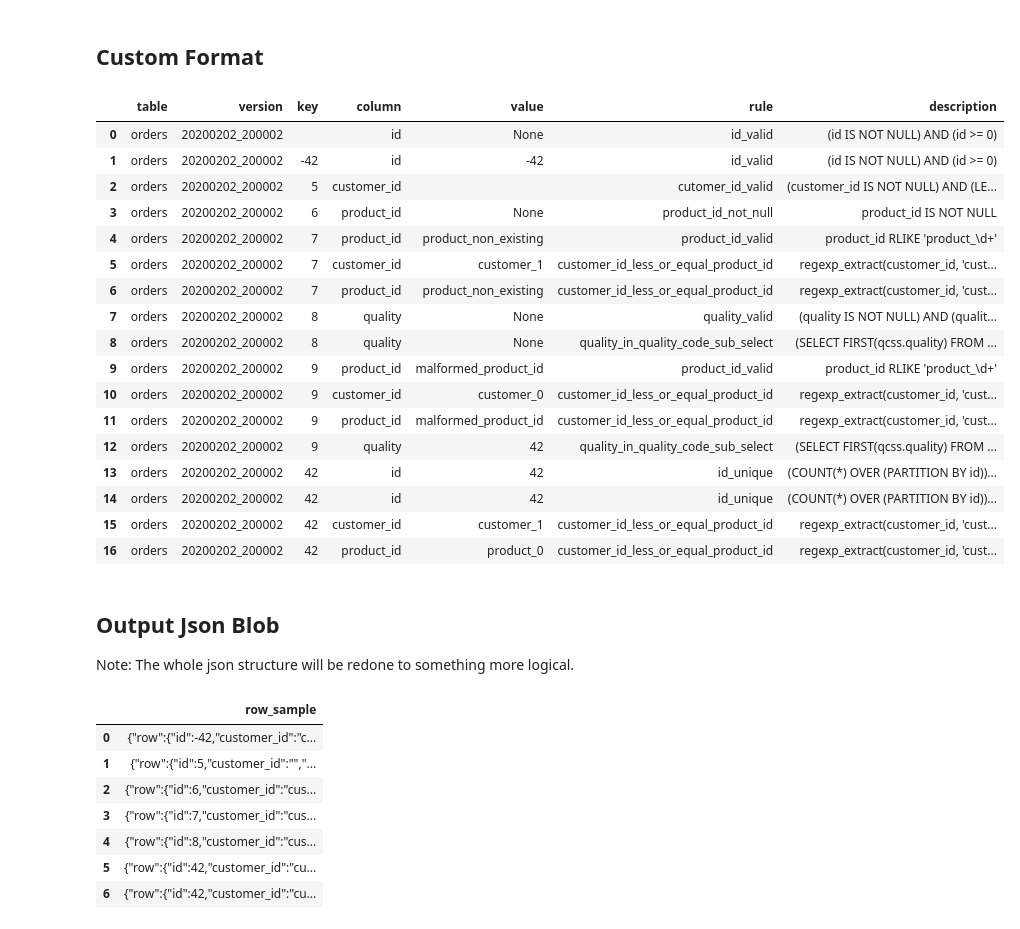
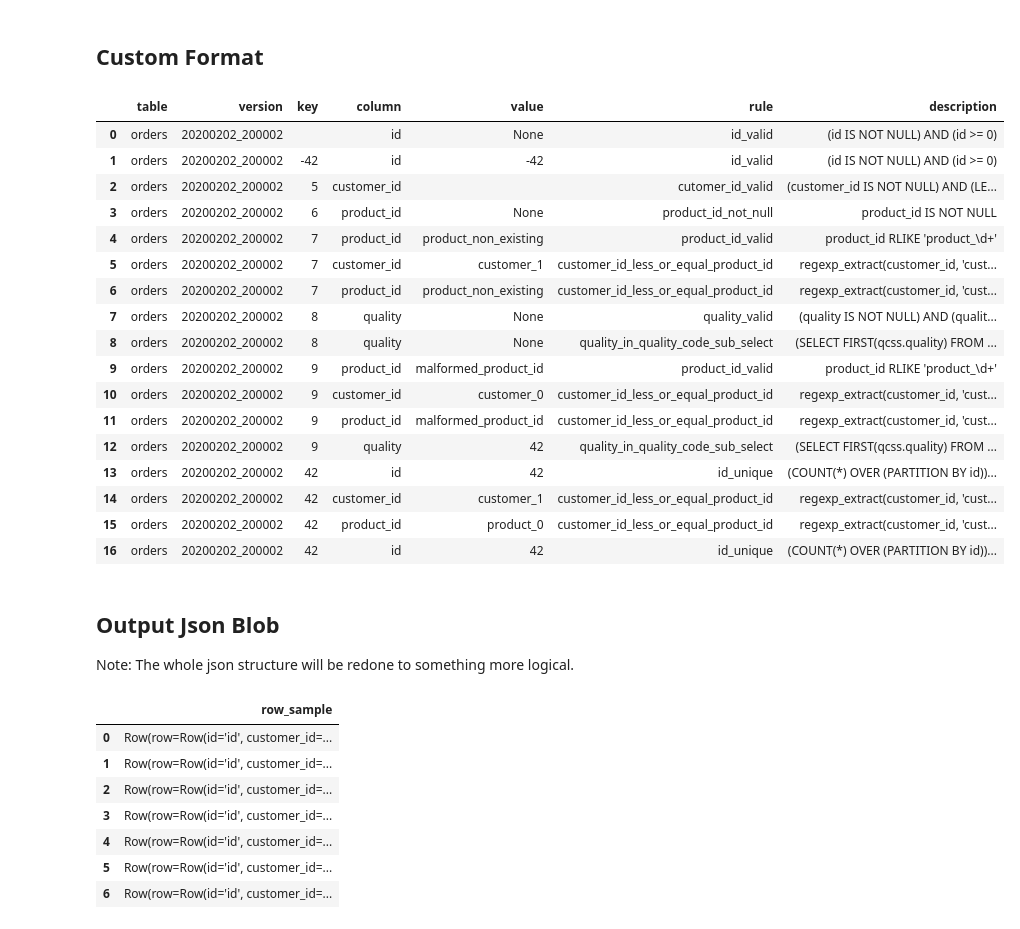
Before and after one commit to jendap/notebooks, a Jupyter notebook: du__dq_rules_as_sql.ipynb, the cells around one changed output. Saved outputs shown, nothing was run; the diff lists cells and outputs as text; code cells hidden in the pictures.

```diff
--- a/du__dq_rules_as_sql.ipynb
+++ b/du__dq_rules_as_sql.ipynb
@@ -251,18 +304,19 @@ sampled_dfs.toPandas()
 # %% [markdown]
 ## Rendering
 # %%
-rules_by_column = defaultdict(list)
-for rule in dq_rules:
-    for column in rule['referenced_columns']:
-        rules_by_column[column].append(rule['name'])
+def get_row_sample_styler(df):
+    violations_df = pd.DataFrame({cn: df[rns].all(axis=1) for cn, rns in rule_names_by_column_name.items()})
+    violations_style_df = violations_df.replace({True: None, False: 'background-color: #ffa39e'})
+    styler = df[column_names].style
+#     styler.set_properties(subset=key_column_names, **{'background-color': '#fffb8f'})
+    styler.apply(lambda data: violations_style_df, axis=None)
+#     styler.set_precision(0)
+#     styler.format({'id': '{:.0f}', 'quality': '{:.0f}'})
+#     styler.hide_index()
+    styler.set_na_rep('NULL')
+    return styler
 
-def pretty_print_dq_sample(dfs):
-    df = dfs.toPandas()
-    violations_df = pd.DataFrame({column: df[rules].all(axis=1) for column, rules in rules_by_column.items()})
-    style_df = violations_df.replace({True: '', False: 'background-color: #d65f5f'})
-    return df[data_column_names].style.apply(lambda data: style_df, axis=None, subset=data_column_names)#.format({'id': '{:.0f}', 'quality': '{:.0f}'}).hide_index()
-
-pretty_print_dq_sample(dfs)
-# pretty_print_dq_sample(sampled_dfs)
+get_row_sample_styler(dfs.toPandas())
+# get_row_sample_styler(sampled_dfs.toPandas())
 # %% [output]
 |  | id | customer_id | product_id | quality |
@@ -489,52 +590,57 @@ schema_check_dfs.toPandas()
 # %%
 (table_name, timestamp) = re.search('(?P<table_name>.*)_(?P<timestamp>\d+_\d+).csv', metadata['filename']).groups()
 
 def _escape_quotes(s):
-    return s.replace('\'', '\\\'')
+    return s.replace('\'', '\\\'').replace('"', '\\"')
 
-stack_expressions = [f"{rule['name']}, '{column}', CAST({column} AS STRING), '{rule['name']}', '{_escape_quotes(rule['expression'])}'" for rule in dq_rules for column in rule['referenced_columns']]
+stack_exprs = [
+    f'{rule.name}, "{rc}", CAST({rc} AS STRING), "{rule.name}", "{_escape_quotes(rule.expression)}"'
+    for rule in dq_rules for rc in rule.referenced_columns]
 stacked_dfs = dfs.selectExpr(
-    f"ARRAY({','.join(key_column_names)}) AS key", f"STACK({len(stack_expressions)}, {', '.join(stack_expressions)}) AS (passed, column, value, rule_name, expression)")
-stacked_dfs = stacked_dfs.filter("passed != 'True'")
+    f'ARRAY({", ".join(key_column_names)}) AS key',
+    f'STACK({len(stack_exprs)}, {", ".join(stack_exprs)}) AS (passed, column, value, rule_name, expression)')
+stacked_dfs = stacked_dfs.where('NOT passed')
 custom_dfs = stacked_dfs.selectExpr(
-    f"'{table_name}' AS table", f"'{timestamp}' AS version", "ARRAY_JOIN(key, ':') AS key", "column", "value", "rule_name AS rule", "expression AS description")
+    f'"{table_name}" AS table', f'"{timestamp}" AS version', 'ARRAY_JOIN(key, ":") AS key',
+    'column', 'value', 'rule_name AS rule', 'expression AS description')
 custom_dfs.toPandas()
 # %% [output]
 |  | table | version | key | column | value | rule | description |
 | 0 | orders | 20200202_200002 |  | id | None | id_valid | (id IS NOT NULL) AND (id >= 0) |
 | 1 | orders | 20200202_200002 | -42 | id | -42 | id_valid | (id IS NOT NULL) AND (id >= 0) |
 | 2 | orders | 20200202_200002 | 5 | customer_id |  | cutomer_id_valid | (customer_id IS NOT NULL) AND (LE... |
 | 3 | orders | 20200202_200002 | 6 | product_id | None | product_id_not_null | product_id IS NOT NULL |
 | 4 | orders | 20200202_200002 | 7 | product_id | product_non_existing | product_id_valid | product_id RLIKE 'product_\d+' |
 | 5 | orders | 20200202_200002 | 7 | customer_id | customer_1 | customer_id_less_or_equal_product_id | regexp_extract(customer_id, 'cust... |
 | 6 | orders | 20200202_200002 | 7 | product_id | product_non_existing | customer_id_less_or_equal_product_id | regexp_extract(customer_id, 'cust... |
 | 7 | orders | 20200202_200002 | 8 | quality | None | quality_valid | (quality IS NOT NULL) AND (qualit... |
 | 8 | orders | 20200202_200002 | 8 | quality | None | quality_in_quality_code_sub_select | (SELECT FIRST(qcss.quality) FROM ... |
 | 9 | orders | 20200202_200002 | 9 | product_id | malformed_product_id | product_id_valid | product_id RLIKE 'product_\d+' |
 | 10 | orders | 20200202_200002 | 9 | customer_id | customer_0 | customer_id_less_or_equal_product_id | regexp_extract(customer_id, 'cust... |
 | 11 | orders | 20200202_200002 | 9 | product_id | malformed_product_id | customer_id_less_or_equal_product_id | regexp_extract(customer_id, 'cust... |
 | 12 | orders | 20200202_200002 | 9 | quality | 42 | quality_in_quality_code_sub_select | (SELECT FIRST(qcss.quality) FROM ... |
 | 13 | orders | 20200202_200002 | 42 | id | 42 | id_unique | (COUNT(*) OVER (PARTITION BY id))... |
-| 14 | orders | 20200202_200002 | 42 | id | 42 | id_unique | (COUNT(*) OVER (PARTITION BY id))... |
-| 15 | orders | 20200202_200002 | 42 | customer_id | customer_1 | customer_id_less_or_equal_product_id | regexp_extract(customer_id, 'cust... |
-| 16 | orders | 20200202_200002 | 42 | product_id | product_0 | customer_id_less_or_equal_product_id | regexp_extract(customer_id, 'cust... |
+| 14 | orders | 20200202_200002 | 42 | customer_id | customer_1 | customer_id_less_or_equal_product_id | regexp_extract(customer_id, 'cust... |
+| 15 | orders | 20200202_200002 | 42 | product_id | product_0 | customer_id_less_or_equal_product_id | regexp_extract(customer_id, 'cust... |
+| 16 | orders | 20200202_200002 | 42 | id | 42 | id_unique | (COUNT(*) OVER (PARTITION BY id))... |
 # %% [markdown]
 ## Output Json Blob
 
 Note: The whole json structure will be redone to something more logical.
 # %%
-violations_expressions = [f"IF(NOT {rule['name']}, \'{rule['name']}\', null)" for rule in dq_rules]
-# row_sample_dfs = sampled_dfs.selectExpr(*data_column_names, f"FILTER(ARRAY({', '.join(violations_expressions)}), v -> v IS NOT NULL) AS __violations__")
-row_expressions = [f"\'{column_name}\', {column_name}" for column_name in data_column_names]
-row_sample_dfs = sampled_dfs.selectExpr(f"TO_JSON(NAMED_STRUCT('row', NAMED_STRUCT({', '.join(row_expressions)}), 'violations', FILTER(ARRAY({', '.join(violations_expressions)}), v -> v IS NOT NULL))) AS row_sample")
+violations_exprs = [f'IF(NOT {rn}, \'{rn}\', null)' for rn in rule_names]
+violations_expr = f'FILTER(ARRAY({", ".join(violations_exprs)}), v -> v IS NOT NULL)'
+row_expr = _named_struct_str_expr(**{cn: f'"{cn}"' for cn in column_names})
+row_sample_expr = _named_struct_str_expr(row=row_expr, violations=violations_expr)
+row_sample_dfs = sampled_dfs.selectExpr(f'{row_sample_expr} AS row_sample')
 row_sample_df = row_sample_dfs.toPandas()
-row_sample_df
+row_sample_df.style.set_properties(subset=['row_sample'], **{'max-width': '100%', 'text-align': 'left'})
 # %% [output]
 |  | row_sample |
-| 0 | {"row":{"id":-42,"customer_id":"c... |
-| 1 | {"row":{"id":5,"customer_id":"","... |
-| 2 | {"row":{"id":6,"customer_id":"cus... |
-| 3 | {"row":{"id":7,"customer_id":"cus... |
-| 4 | {"row":{"id":8,"customer_id":"cus... |
-| 5 | {"row":{"id":42,"customer_id":"cu... |
-| 6 | {"row":{"id":42,"customer_id":"cu... |
+| 0 | Row(row=Row(id='id', customer_id=... |
+| 1 | Row(row=Row(id='id', customer_id=... |
+| 2 | Row(row=Row(id='id', customer_id=... |
+| 3 | Row(row=Row(id='id', customer_id=... |
+| 4 | Row(row=Row(id='id', customer_id=... |
+| 5 | Row(row=Row(id='id', customer_id=... |
+| 6 | Row(row=Row(id='id', customer_id=... |
```
Also changed, not shown: parts of 27 cells of this notebook.
